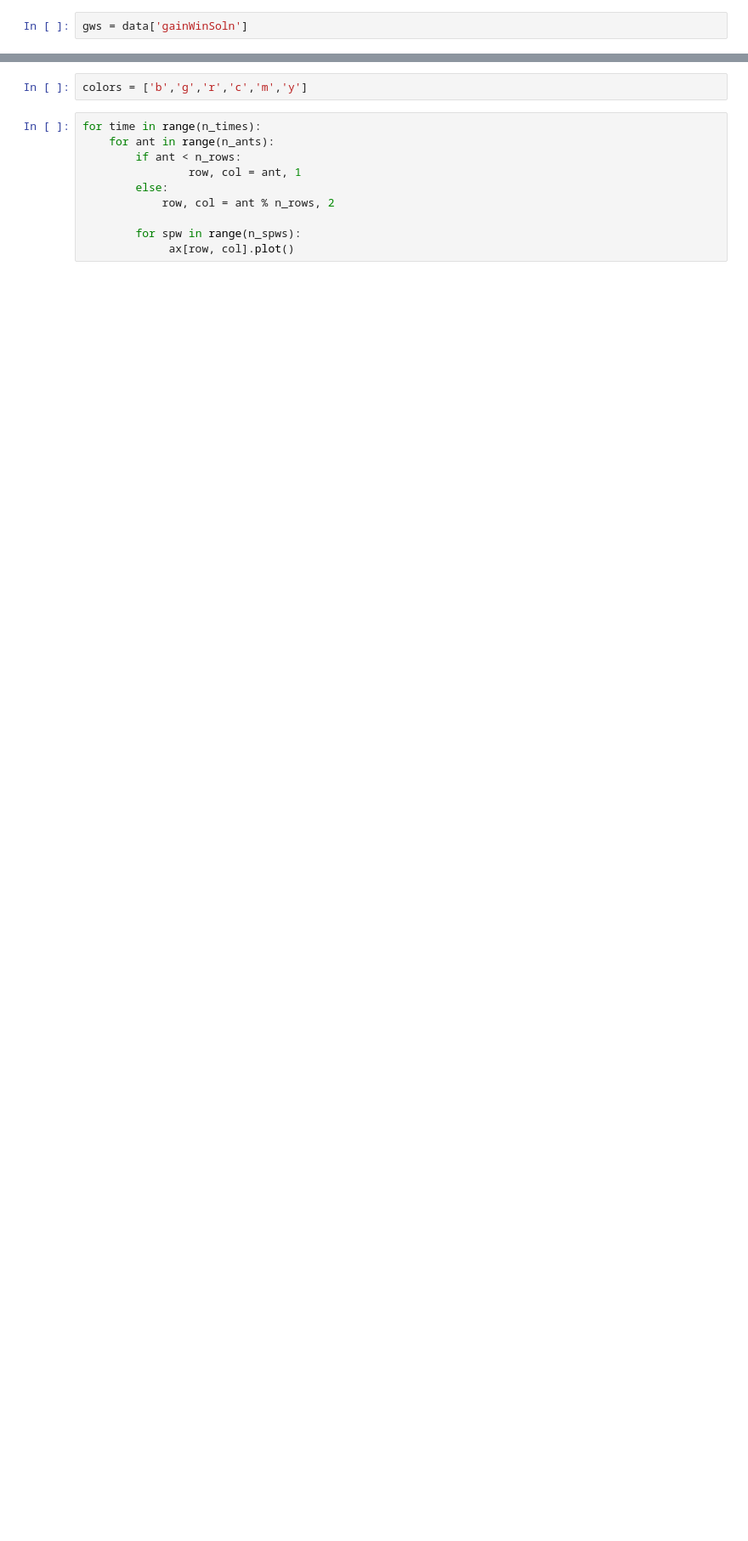
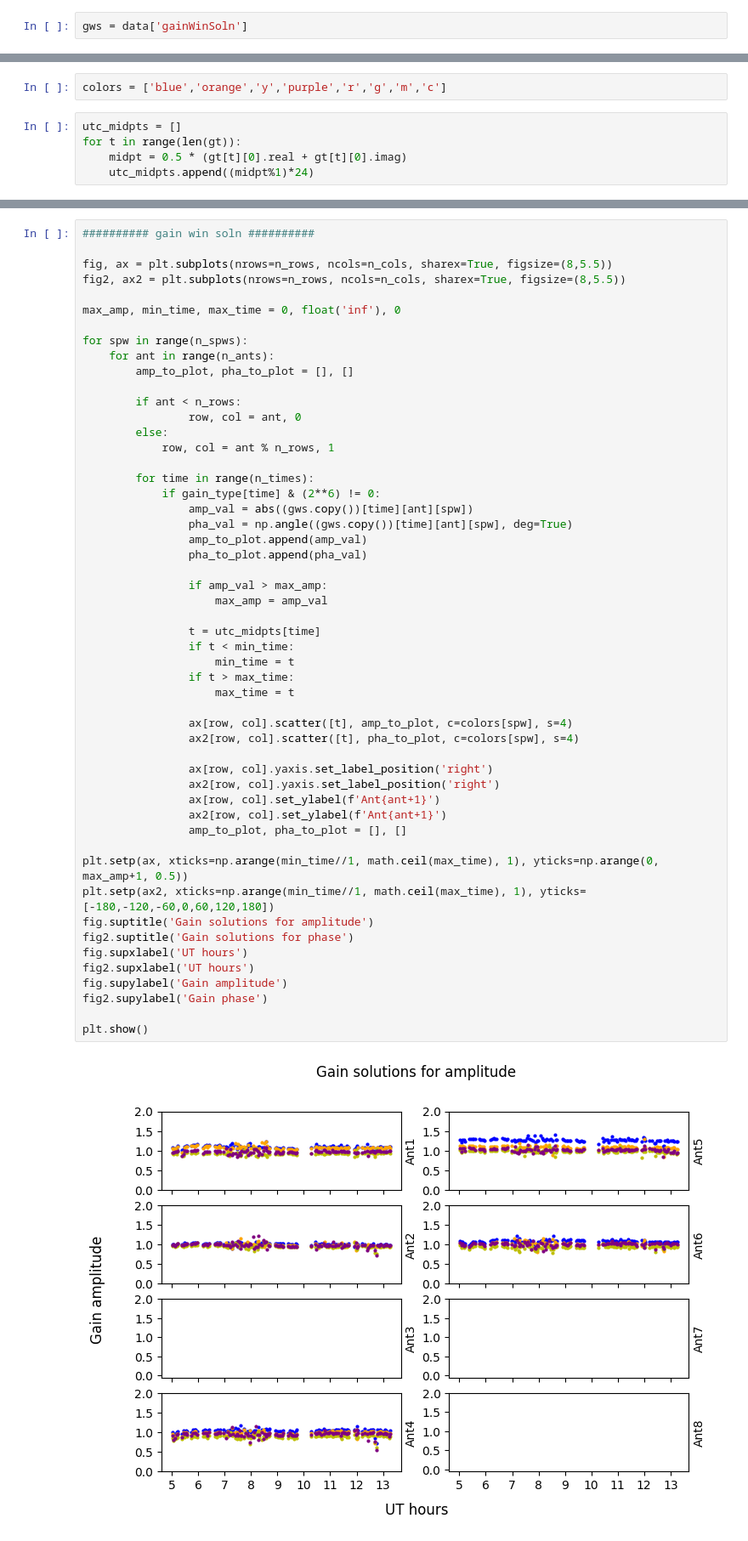
Before and after one commit to xuchloe/protostar, a Jupyter notebook: notebook/calibration_plots.ipynb, the cells around one changed output, grey strips where cells are left out. Shown at 85% size. Saved outputs shown, nothing was run; the diff lists cells and outputs as text; blank space fills up the shorter version.

Commit message:
saving changes to calibration_plots

```diff
--- a/notebook/calibration_plots.ipynb
+++ b/notebook/calibration_plots.ipynb
@@ -45,0 +186,7 @@ n_spws = len(gws[0][0])
+# %%
+colors = ['blue','orange','y','purple','r','g','m','c']
+# %%
+utc_midpts = []
+for t in range(len(gt)):
+    midpt = 0.5 * (gt[t][0].real + gt[t][0].imag)
+    utc_midpts.append((midpt%1)*24)
@@ -50,12 +241,54 @@ fig, ax = plt.subplots(nrows=n_rows, ncols=n_cols, sharex=True)
-# %%
-colors = ['b','g','r','c','m','y']
-# %%
-for time in range(n_times):
-    for ant in range(n_ants):
-        if ant < n_rows:
-                row, col = ant, 1
-        else:
-            row, col = ant % n_rows, 2
-
-        for spw in range(n_spws):
-             ax[row, col].plot()
+# %%
+########## gain win soln ##########
+
+fig, ax = plt.subplots(nrows=n_rows, ncols=n_cols, sharex=True, figsize=(8,5.5))
+fig2, ax2 = plt.subplots(nrows=n_rows, ncols=n_cols, sharex=True, figsize=(8,5.5))
+
+max_amp, min_time, max_time = 0, float('inf'), 0
+
+for spw in range(n_spws):
+    for ant in range(n_ants):
+        amp_to_plot, pha_to_plot = [], []
+
+        if ant < n_rows:
+                row, col = ant, 0
+        else:
+            row, col = ant % n_rows, 1
+
+        for time in range(n_times):
+            if gain_type[time] & (2**6) != 0:
+                amp_val = abs((gws.copy())[time][ant][spw])
+                pha_val = np.angle((gws.copy())[time][ant][spw], deg=True)
+                amp_to_plot.append(amp_val)
+                pha_to_plot.append(pha_val)
+
+                if amp_val > max_amp:
+                    max_amp = amp_val
+
+                t = utc_midpts[time]
+                if t < min_time:
+                    min_time = t
+                if t > max_time:
+                    max_time = t
+
+                ax[row, col].scatter([t], amp_to_plot, c=colors[spw], s=4)
+                ax2[row, col].scatter([t], pha_to_plot, c=colors[spw], s=4)
+
+                ax[row, col].yaxis.set_label_position('right')
+                ax2[row, col].yaxis.set_label_position('right')
+                ax[row, col].set_ylabel(f'Ant{ant+1}')
+                ax2[row, col].set_ylabel(f'Ant{ant+1}')
+                amp_to_plot, pha_to_plot = [], []
+
+plt.setp(ax, xticks=np.arange(min_time//1, math.ceil(max_time), 1), yticks=np.arange(0, max_amp+1, 0.5))
+plt.setp(ax2, xticks=np.arange(min_time//1, math.ceil(max_time), 1), yticks=[-180,-120,-60,0,60,120,180])
+fig.suptitle('Gain solutions for amplitude')
+fig2.suptitle('Gain solutions for phase')
+fig.supxlabel('UT hours')
+fig2.supxlabel('UT hours')
+fig.supylabel('Gain amplitude')
+fig2.supylabel('Gain phase')
+
+plt.show()
+# %% [output]
+[figure, added]
```
Also changed, not shown: parts of 24 cells of this notebook.
